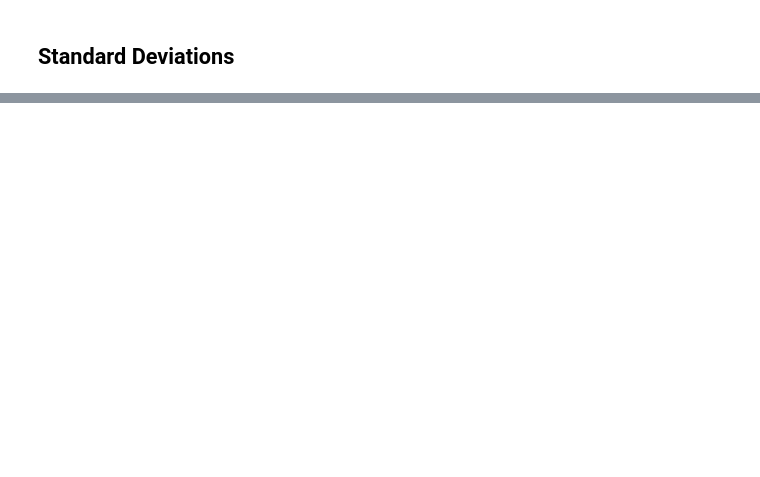
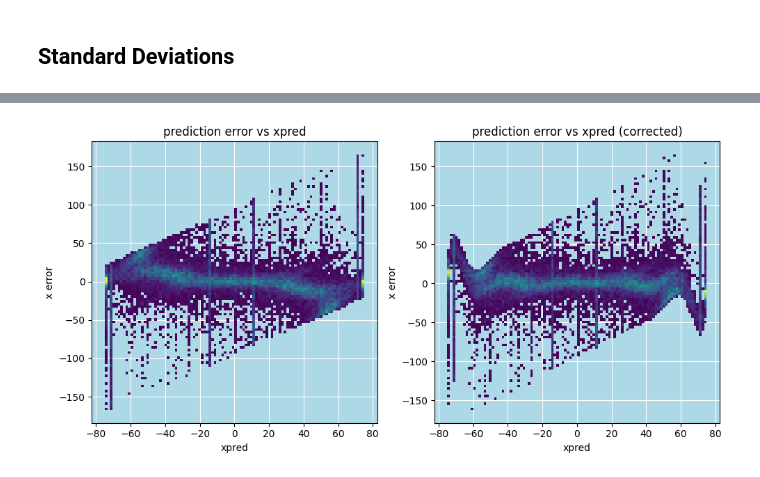
Before and after one commit to dobsonco/Detectors, a Jupyter notebook: processing.ipynb, the cells around one changed output, grey strips where cells are left out. Cells and saved outputs as stored; diff of their text form; code cells hidden in the pictures; blank space fills up the shorter version.

```diff
--- a/processing.ipynb
+++ b/processing.ipynb
@@ -370,0 +356,30 @@ print(sum(df['total']))
+# %%
+xerror = xpred-df['vx']#[~ONEDETECTION]
+x_correction = np.poly1d(np.polyfit(xpred,xerror,deg=12))
+
+xin = np.linspace(-75,75,200)
+xout = x_correction(xin)
+
+fig,ax = plt.subplots(nrows=1,ncols=2,figsize=(10,5))
+
+sns.histplot(ax=ax[0],x=xpred,y=xerror,bins=100,cmap='viridis')
+ax[0].set_title(f'prediction error vs xpred')
+ax[0].set_ylabel('x error')
+ax[0].set_xlabel('xpred')
+ax[0].set_facecolor('#ADD8E6')
+ax[0].set_axisbelow(True)
+ax[0].yaxis.grid(color='white', linestyle='-')
+ax[0].xaxis.grid(color='white', linestyle='-')
+
+sns.histplot(ax=ax[1],x=xpred,y=xpred-x_correction(xpred)-df['vx'],bins=100,cmap='viridis')
+ax[1].set_title(f'prediction error vs xpred (corrected)')
+ax[1].set_ylabel('x error')
+ax[1].set_xlabel('xpred')
+ax[1].set_facecolor('#ADD8E6')
+ax[1].set_axisbelow(True)
+ax[1].yaxis.grid(color='white', linestyle='-')
+ax[1].xaxis.grid(color='white', linestyle='-')
+
+plt.tight_layout()
+# %% [output]
+[figure, added]
```
Also changed, not shown: parts of 24 cells of this notebook, 3 other files.
